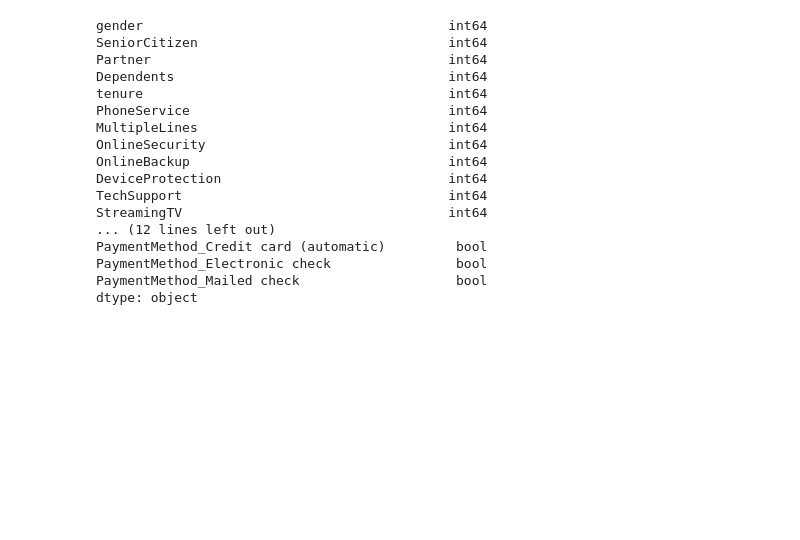
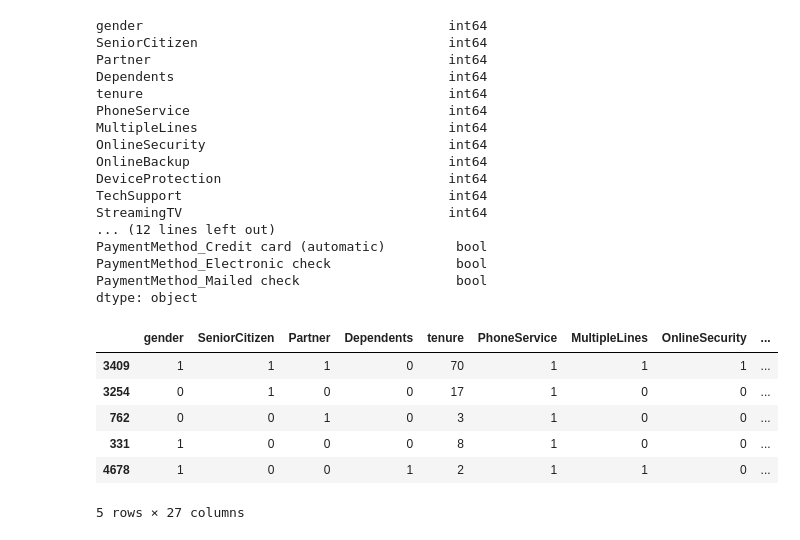
Before and after one commit to sky-shiva/CustomerChurnPred_DeepLearning, a Jupyter notebook: customer_churn_pred.ipynb, the cells around one changed output. Cells and saved outputs as stored; diff of their text form; code cells hidden in the pictures; blank space fills up the shorter version.

```diff
--- a/customer_churn_pred.ipynb
+++ b/customer_churn_pred.ipynb
@@ -243,3 +243,13 @@ PaymentMethod_Credit card (automatic)         bool
 PaymentMethod_Electronic check                bool
 PaymentMethod_Mailed check                    bool
 dtype: object
+# %%
+new_df.sample(5)
+# %% [output]
+|  | gender | SeniorCitizen | Partner | Dependents | tenure | PhoneService | MultipleLines | OnlineSecurity | ... |
+| 3409 | 1 | 1 | 1 | 0 | 70 | 1 | 1 | 1 | ... |
+| 3254 | 0 | 1 | 0 | 0 | 17 | 1 | 0 | 0 | ... |
+| 762 | 0 | 0 | 1 | 0 | 3 | 1 | 0 | 0 | ... |
+| 331 | 1 | 0 | 0 | 0 | 8 | 1 | 0 | 0 | ... |
+| 4678 | 1 | 0 | 0 | 1 | 2 | 1 | 1 | 0 | ... |
+5 rows × 27 columns
```
Also changed, not shown: parts of 2 cells of this notebook.
